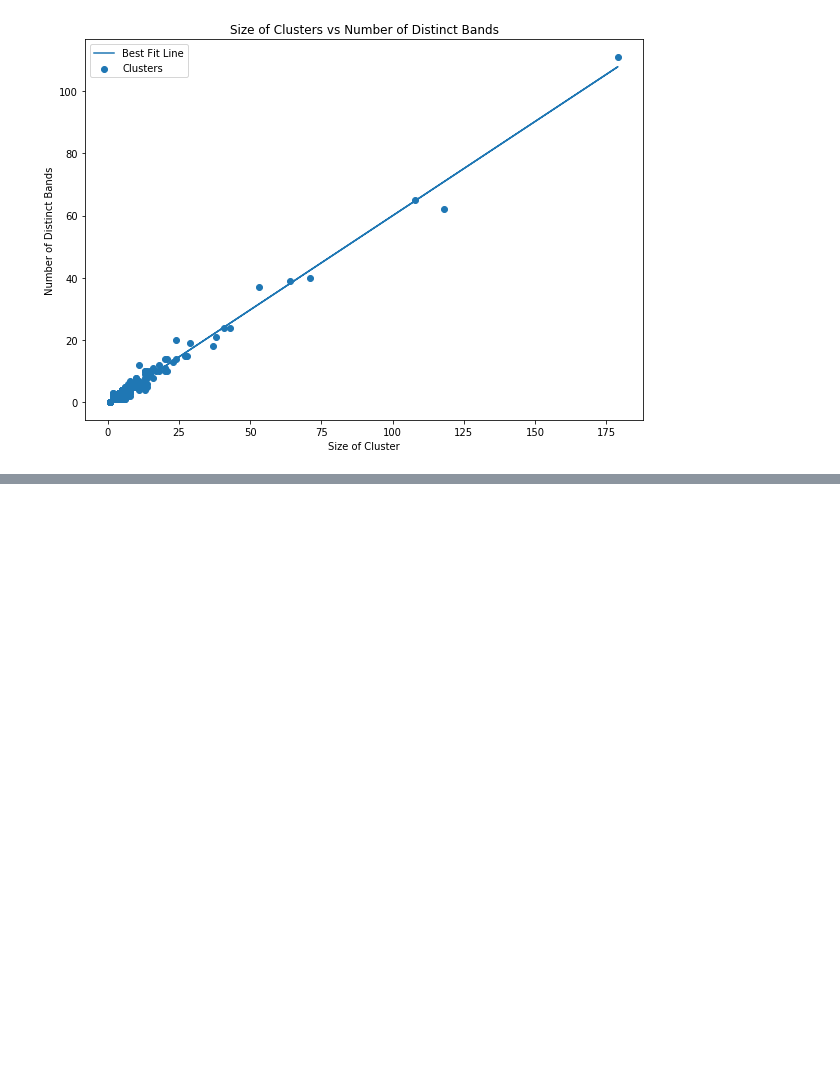
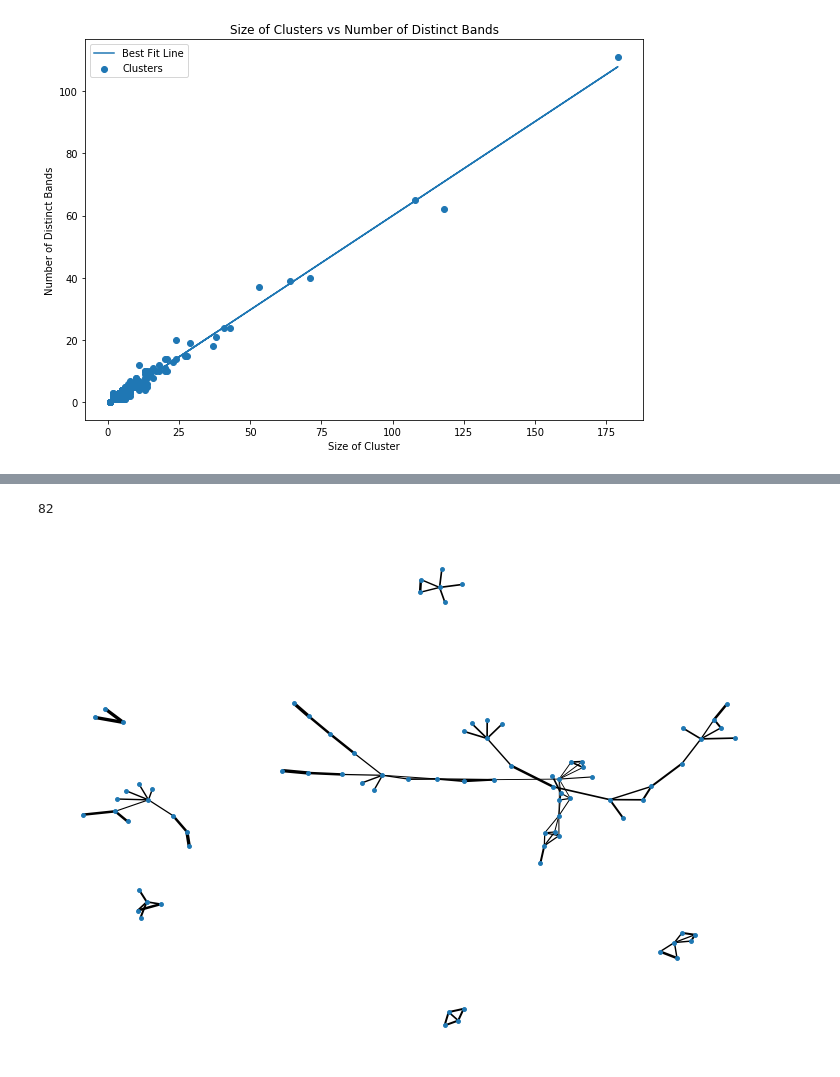
Before and after one commit to jzh001/Social-Network-Structure-in-Common-Interest-Communities, a Jupyter notebook: notebook.ipynb, the cells around one changed output, grey strips where cells are left out. Saved outputs shown, nothing was run; the diff lists cells and outputs as text; code cells hidden in the pictures; blank space fills up the shorter version.

```diff
--- a/notebook.ipynb
+++ b/notebook.ipynb
@@ -533,0 +549,5 @@ draw_subgraph(2) #third largest subgraph
+# %%
+draw_subgraph(1,range(2008,2013))
+# %% [output]
+82
+[figure, added]
```
Also changed, not shown: parts of 14 cells of this notebook.
